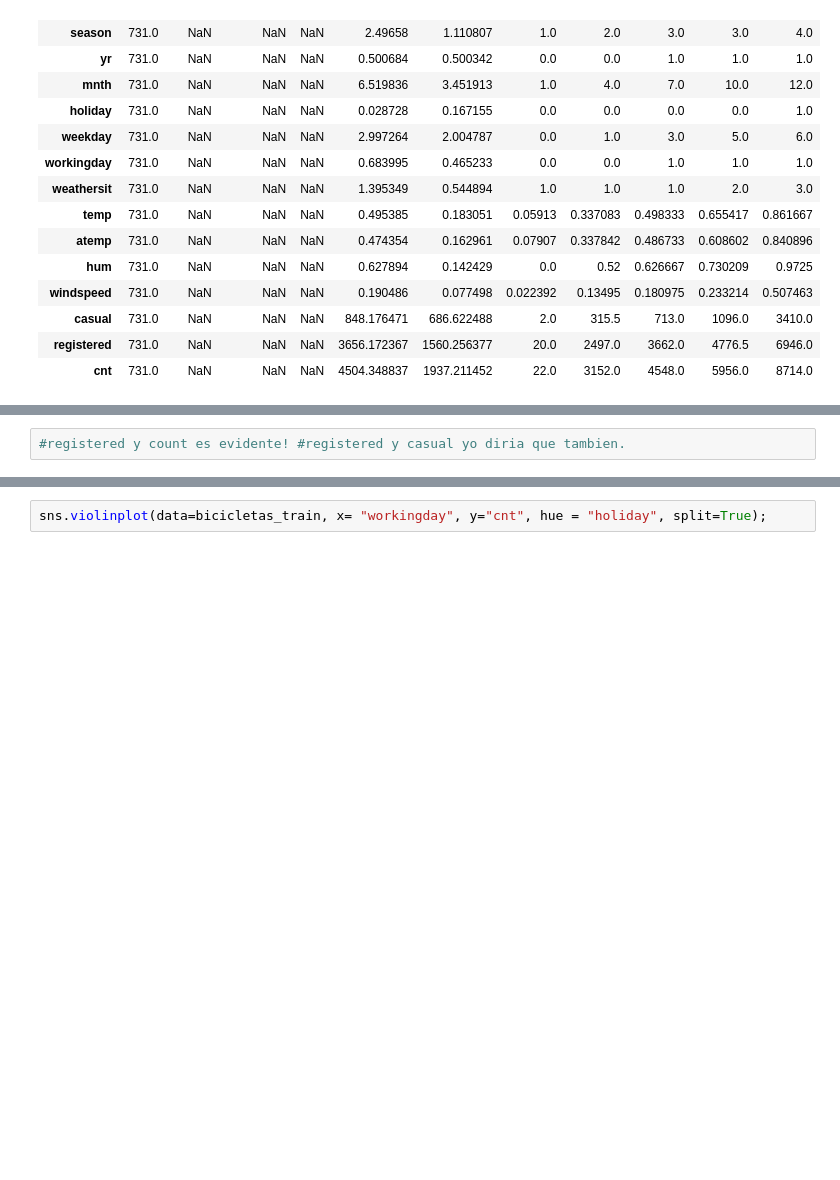
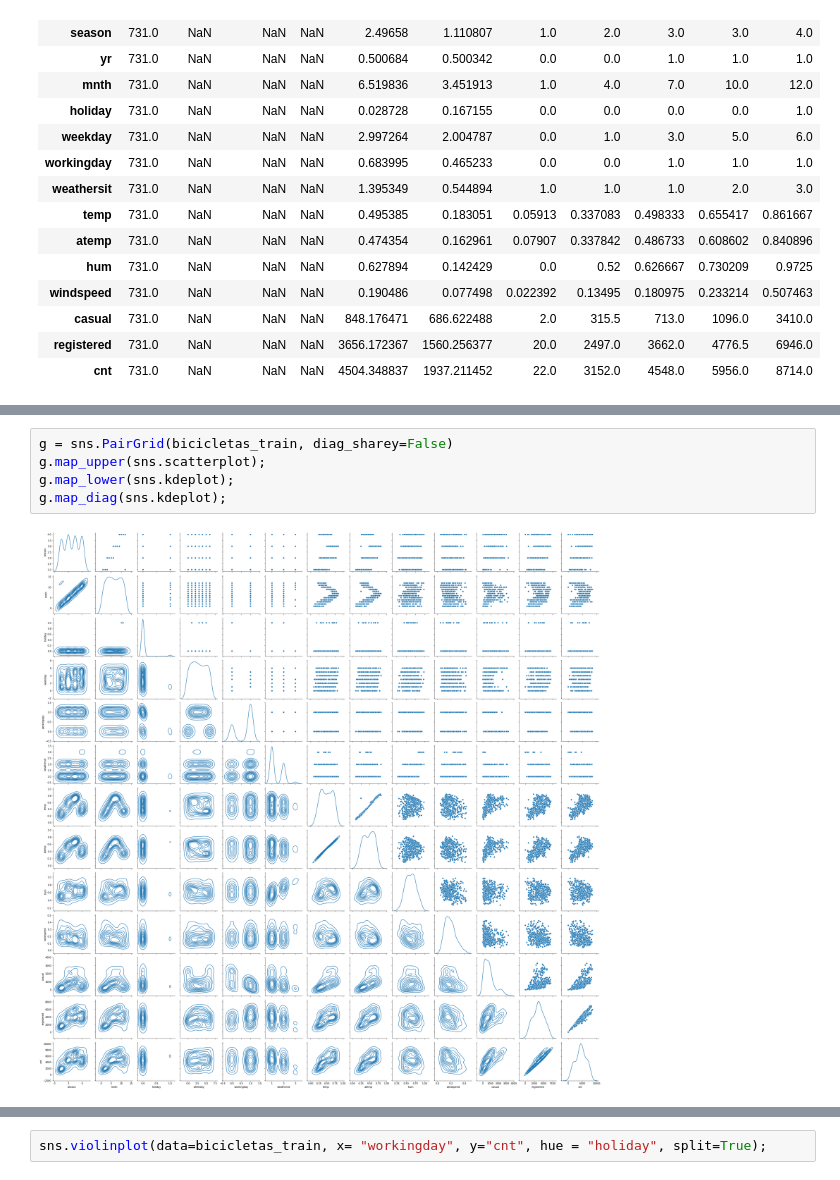
Before and after one commit to cuberhaus/APA, a Jupyter notebook: Problema2/ProblemaLlista2-GRUPAL.ipynb, the cells around one changed output, grey strips where cells are left out. Saved outputs shown, nothing was run; the diff lists cells and outputs as text; blank space fills up the shorter version.

```diff
--- a/Problema2/ProblemaLlista2-GRUPAL.ipynb
+++ b/Problema2/ProblemaLlista2-GRUPAL.ipynb
@@ -126,2 +124,7 @@ scatter_matrix(bicicletas_train.loc[:,['registered', 'cnt', 'casual', 'windspeed
 # %%
-#registered y count es evidente! #registered y casual yo diria que tambien.
+g = sns.PairGrid(bicicletas_train, diag_sharey=False)
+g.map_upper(sns.scatterplot);
+g.map_lower(sns.kdeplot);
+g.map_diag(sns.kdeplot);
+# %% [output]
+[figure, added]
```
Also changed, not shown: parts of 17 cells of this notebook.
